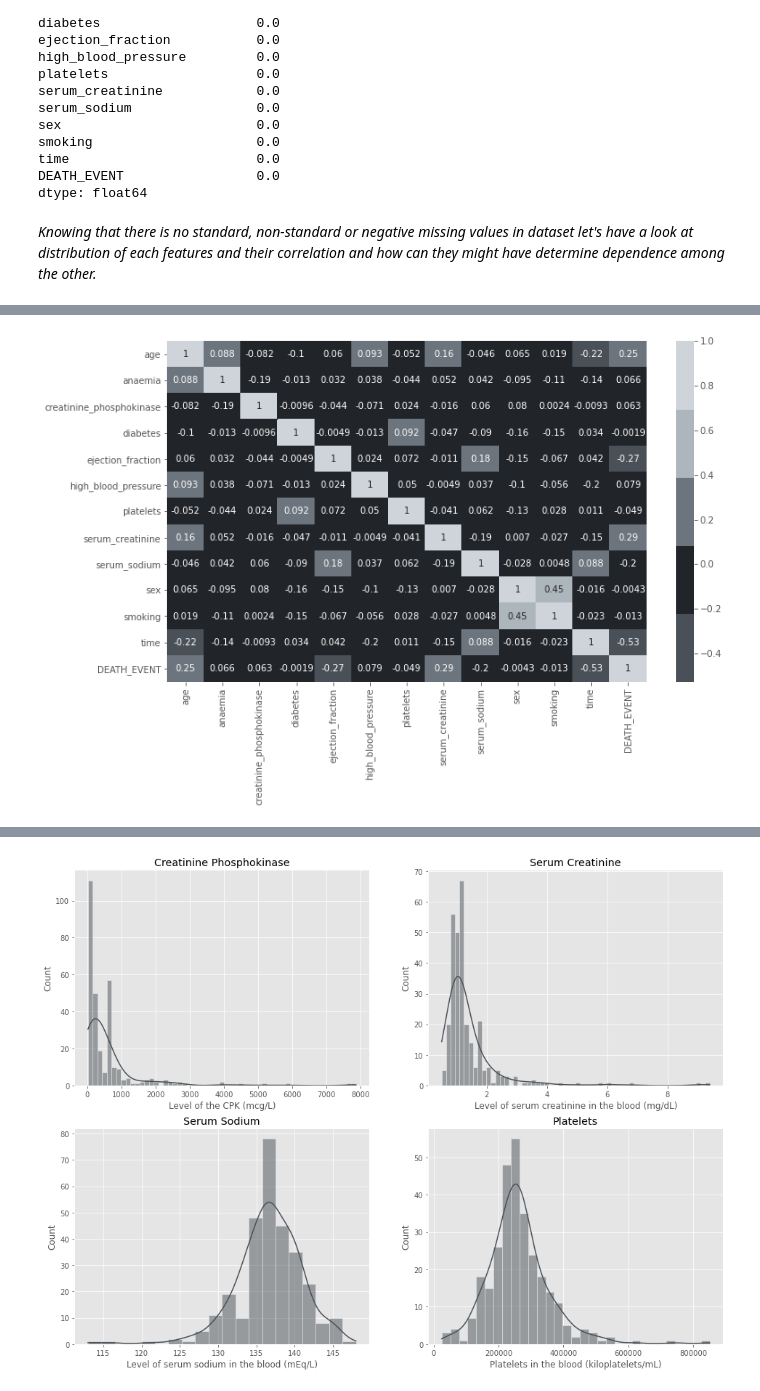
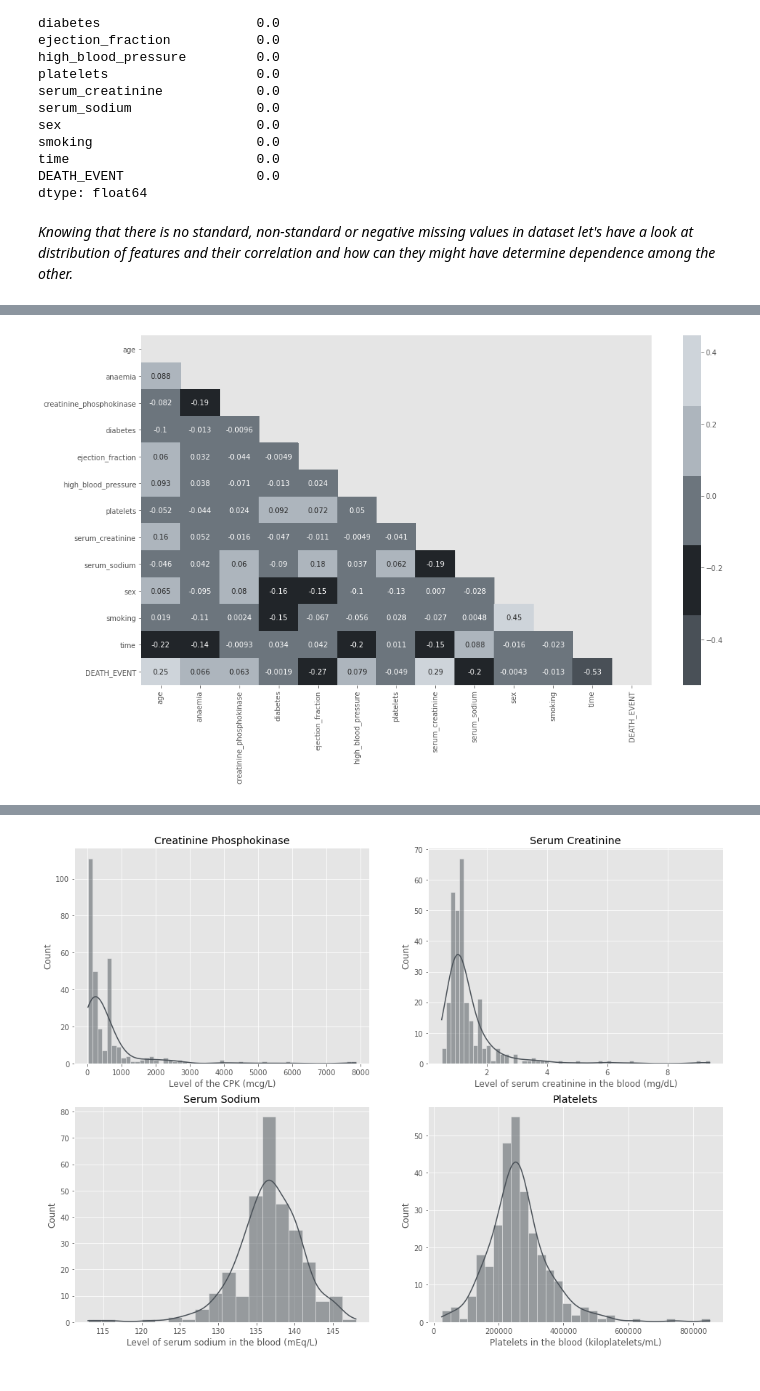
Before and after one commit to mizydorek/Programming-for-Data-Analysis-Project, a Jupyter notebook: project.ipynb, the cells around one changed output, grey strips where cells are left out. Saved outputs shown, nothing was run; the diff lists cells and outputs as text; code cells hidden in the pictures.

```diff
--- a/project.ipynb
+++ b/project.ipynb
@@ -81,7 +98,7 @@ import seaborn as sns
 # plot settings
 %matplotlib inline
 plt.style.use('ggplot')
-plt.rcParams['figure.figsize'] = [12,7]
+plt.rcParams['figure.figsize'] = [16,9]
 
 rng = np.random.default_rng(5)
 
@@ -194,7 +213,7 @@ DEATH_EVENT                 0.0
 dtype: float64
 # %% [markdown]
 
-*Knowing that there is no standard, non-standard or negative missing values in dataset let's have a look at distribution of each features and their correlation and how can they might have determine dependence among the other.*
+*Knowing that there is no standard, non-standard or negative missing values in dataset let's have a look at distribution of features and their correlation and how can they might have determine dependence among the other.*
 # %%
 # Use Pandas corr() function to check correlations between features.
 corr = df.iloc[:,:].corr()
@@ -216,6 +235,7 @@ corr
 | DEATH_EVENT | 0.253729 | 0.066270 | 0.062728 | -0.001943 | -0.268603 | 0.079351 | -0.049139 | ... |
 # %%
 # For better overview of the correlation among all features let's visualize it using Seaborn heatmap
-sns.heatmap(corr,annot=True, cmap=cmap);
+mask = np.triu(np.ones_like(corr, dtype=bool))
+sns.heatmap(corr,mask=mask, annot=True, cmap=cmap);
 # %% [output]
-[figure, old version]
+[figure, new version]
```
Also changed, not shown: parts of 7 cells of this notebook.
